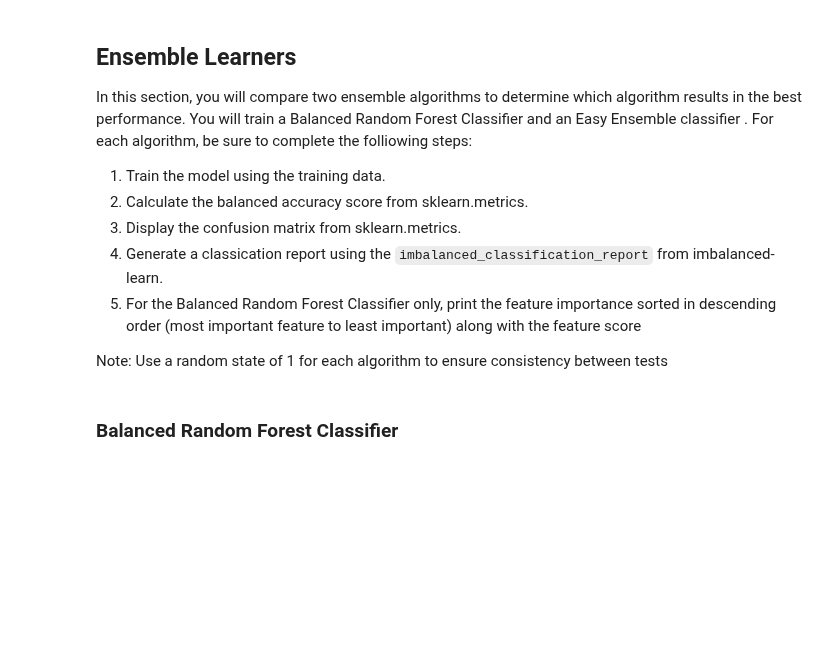
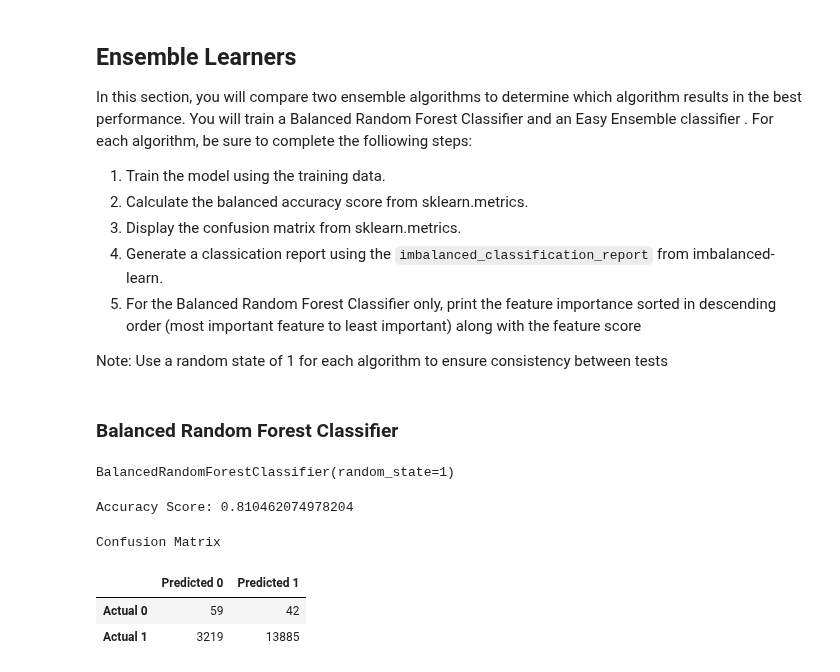
Before and after one commit to salsal3/risky-business, a Jupyter notebook: Starter_Code/credit_risk_ensemble.ipynb, the cells around one changed output. Cells and saved outputs as stored; diff of their text form; code cells hidden in the pictures; blank space fills up the shorter version.

```diff
--- a/Starter_Code/credit_risk_ensemble.ipynb
+++ b/Starter_Code/credit_risk_ensemble.ipynb
@@ -230,0 +228,36 @@ Note: Use a random state of 1 for each algorithm to ensure consistency between t
+# %%
+# Resample the training data with the BalancedRandomForestClassifier
+## \11-Classification\3\08-Ins_Do_Precision_Recall_Curve\Solved\pr_curve.ipynb
+## \11-Classification\3\09-Stu_Do_Credit_Card_Fraud\Solved\cc_fraud.ipynb
+## \11-Classification\2\04-Stu_Predicting_Fraud\Solved\preventing-fraud.ipynb
+## \11-Classification\2\05-Ins_Random_Forest\Solved\random-forest.ipynb
+
+from imblearn.ensemble import BalancedRandomForestClassifier
+brf = BalancedRandomForestClassifier(n_estimators=100, random_state=1)
+brf.fit(X_train, y_train)
+# %% [output]
+BalancedRandomForestClassifier(random_state=1)
+# %%
+y_pred_brf = brf.predict(X_test)
+# %%
+# Calculated the balanced accuracy score
+from sklearn.metrics import accuracy_score, confusion_matrix, classification_report
+acc_score = accuracy_score(y_test, y_pred_brf)
+
+print(f'Accuracy Score: {acc_score}')
+# %% [output]
+Accuracy Score: 0.810462074978204
+# %%
+# Display the confusion matrix
+cm = confusion_matrix(y_test, y_pred_brf)
+cm_df = pd.DataFrame(
+    cm, index=['Actual 0','Actual 1'], columns=['Predicted 0','Predicted 1']
+)
+
+print('Confusion Matrix')
+display(cm_df)
+# %% [output]
+Confusion Matrix
+|  | Predicted 0 | Predicted 1 |
+| Actual 0 | 59 | 42 |
+| Actual 1 | 3219 | 13885 |
```
Also changed, not shown: parts of 16 cells of this notebook, 1 other file.
